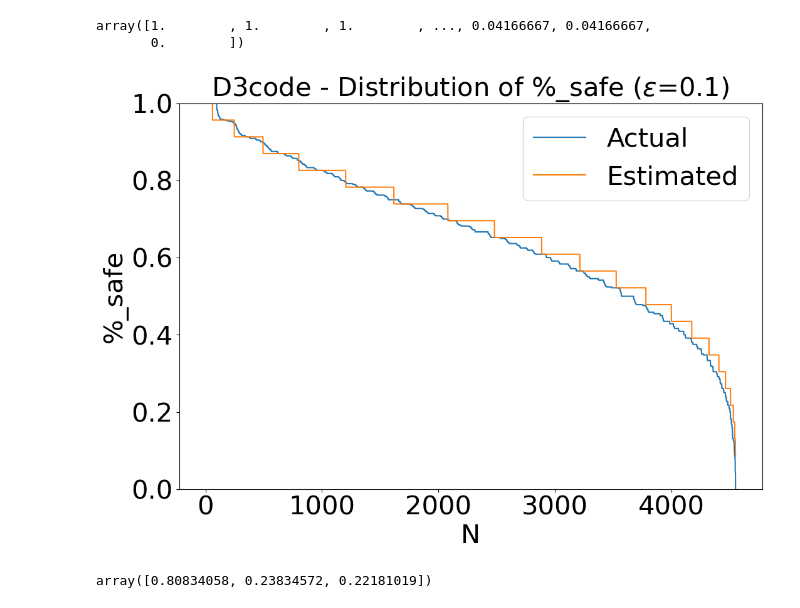
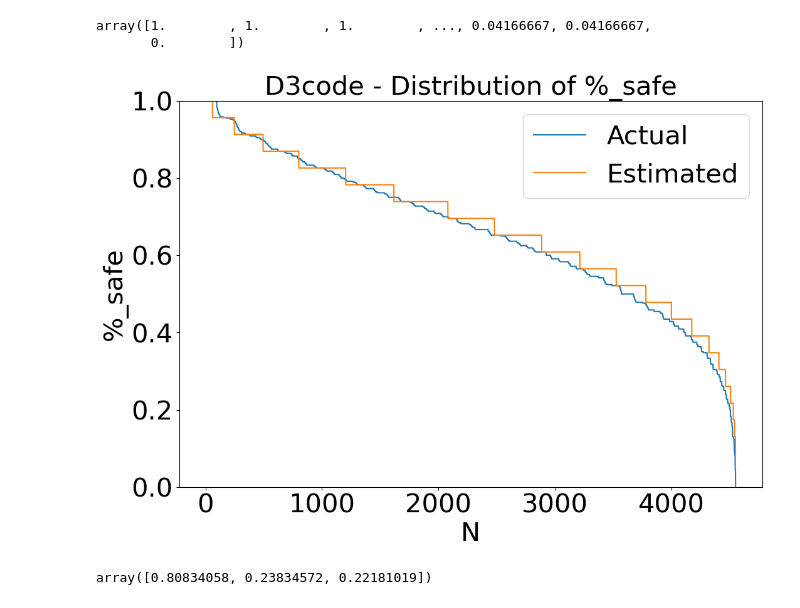
Before and after one commit to Homan-Lab/vet, a Jupyter notebook: process_results.ipynb, the cells around one changed output. Drawn from its saved outputs; the diff is of its cells as text; code cells hidden in the pictures.

```diff
--- a/process_results.ipynb
+++ b/process_results.ipynb
@@ -360,30 +361,31 @@ sorted_per_safe_responses_d3_preds2 = np.sort(per_safe_responses_d3_preds2)[::-1
 # %%
 plt.figure(figsize=(12, 8))
 
 title_fontsize = 30
 label_fontsize = 30
 tick_fontsize = 30
 legend_fontsize = 30
 
 plt.plot(sorted_per_safe_responses_d3, label='Actual')
 plt.plot(sorted_per_safe_responses_d3_sim, label='Estimated')
 # plt.plot(sorted_per_safe_responses_d3, label=dataset)
 # plt.plot(sorted_per_safe_responses_d3_sim, label='Gold')
 # plt.plot(sorted_per_safe_responses_d3_preds1, label='Machine 1')
 # plt.plot(sorted_per_safe_responses_d3_preds2, label='Machine 2')
 # plt.bar(range(1,351),sorted_per_safe_responses)
 plt.xlabel('N', fontsize=label_fontsize)
 plt.ylabel('%_safe', fontsize=label_fontsize)
 plt.xticks(fontsize=tick_fontsize)
 plt.yticks(fontsize=tick_fontsize)
 plt.ylim((0,1))
 plt.legend(loc='upper right', fontsize=legend_fontsize)
-plt.title(f"{dataset} - Distribution of %_safe ($\\epsilon$={distortion})", fontsize=title_fontsize)
+plt.title(f"{dataset} - Distribution of %_safe", fontsize=title_fontsize)
+# plt.title(f"{dataset} - Distribution of %_safe ($\\epsilon$={distortion})", fontsize=title_fontsize)
 # plt.savefig(f"{exp_dir}plots/{dataset}_dist_%_safe.png")
 # plt.savefig(f"output/{dataset}_dist_%_safe.png")
 plt.savefig(f"output/{dataset}_dist_per_safe_e_{distortion}.pdf", bbox_inches='tight')
 # %% [output]
-[figure, old version]
+[figure, new version]
 # %%
 # import scipy.stats as st
 # # st.mode(np.array([0, 0, 1, 2, 2, 2])).mode
```
Also changed, not shown: parts of 1 cell of this notebook, 5 other files.
